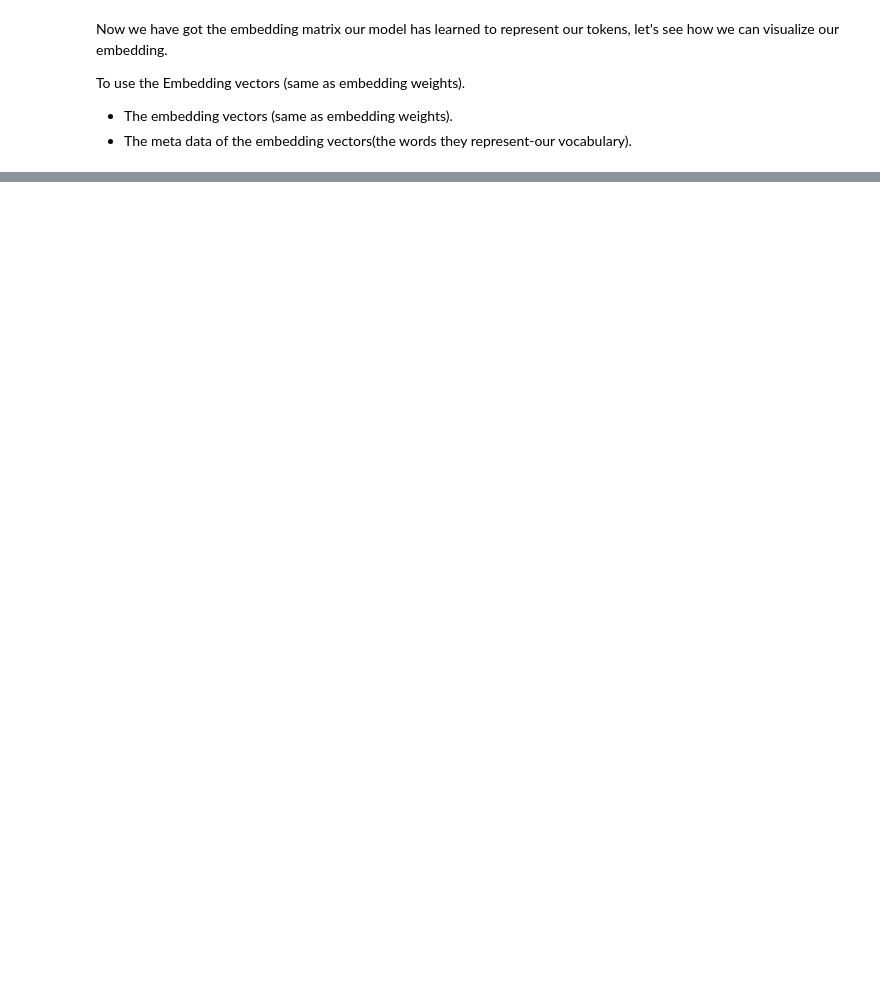
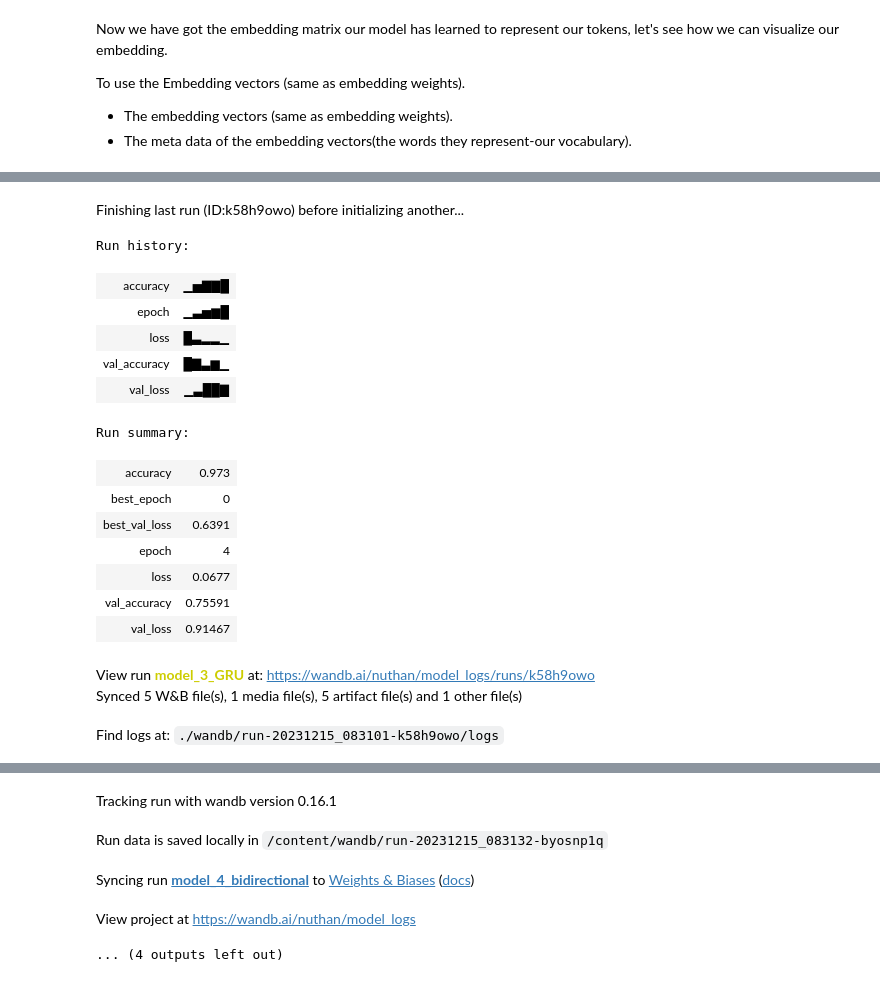
Before and after one commit to Nuthan03/NLP, a Jupyter notebook: Introduction_to_NLP.ipynb, the cells around one changed output, grey strips where cells are left out. Drawn from its saved outputs; the diff is of its cells as text; code cells hidden in the pictures; blank space fills up the shorter version.

```diff
--- a/Introduction_to_NLP.ipynb
+++ b/Introduction_to_NLP.ipynb
@@ -632,0 +893,10 @@ To use the Embedding vectors (same as embedding weights).
+# %%
+# Build a bidirectional RNN in TensorFlow
+from tensorflow.keras import layers
+inputs = layers.Input(shape=(1,), dtype="string")
+x = text_vectorizer(inputs)
+x = embedding(x)
+#x = layers.Bidirectional(layers.LSTM(64, return_sequences=True))(x)
+x = layers.Bidirectional(layers.LSTM(64))(x)
+outputs = layers.Dense(1, activation="sigmoid")(x)
+model_4 = tf.keras.Model(inputs, outputs, name="model_4_bidirectional")
@@ -632,0 +924,32 @@ To use the Embedding vectors (same as embedding weights).
+# %%
+# Compile model
+model_4.compile(loss="binary_crossentropy",
+                optimizer=tf.keras.optimizers.Adam(),
+                metrics=["accuracy"])
+# %%
+# Fit the model
+model_4_history = model_4.fit(train_sentences,
+                              train_labels,
+                              epochs=5,
+                              validation_data=(val_sentences, val_labels),
+                              callbacks=[create_wandb_callback(SAVE_DIR,
+                                                               "model_4_bidirectional")])
+# %% [output]
+Finishing last run (ID:k58h9owo) before initializing another...
+Run history:
+| accuracy | ▁▅▇▇█ |
+| epoch | ▁▃▅▆█ |
+| loss | █▃▂▂▁ |
+| val_accuracy | █▇▃▆▁ |
+| val_loss | ▁▃██▇ |
+Run summary:
+| accuracy | 0.973 |
+| best_epoch | 0 |
+| best_val_loss | 0.6391 |
+| epoch | 4 |
+| loss | 0.0677 |
+| val_accuracy | 0.75591 |
+| val_loss | 0.91467 |
+View run model_3_GRU at: https://wandb.ai/nuthan/model_logs/runs/k58h9owo
+Synced 5 W&B file(s), 1 media file(s), 5 artifact file(s) and 1 other file(s)
+Find logs at: ./wandb/run-20231215_083101-k58h9owo/logs
@@ -632,0 +957,5 @@ To use the Embedding vectors (same as embedding weights).
+Tracking run with wandb version 0.16.1
+Run data is saved locally in /content/wandb/run-20231215_083132-byosnp1q
+Syncing run model_4_bidirectional to Weights & Biases (docs)
+View project at https://wandb.ai/nuthan/model_logs
+... (4 outputs left out)
```
Also changed, not shown: parts of 45 cells of this notebook.
